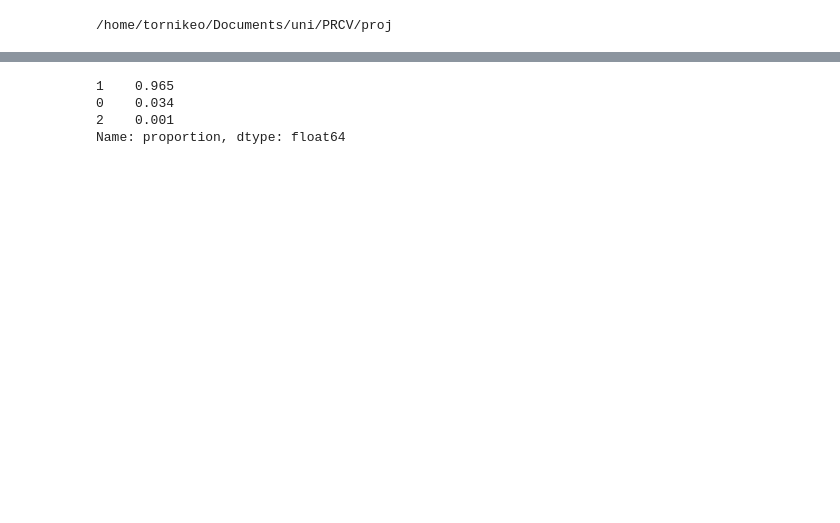
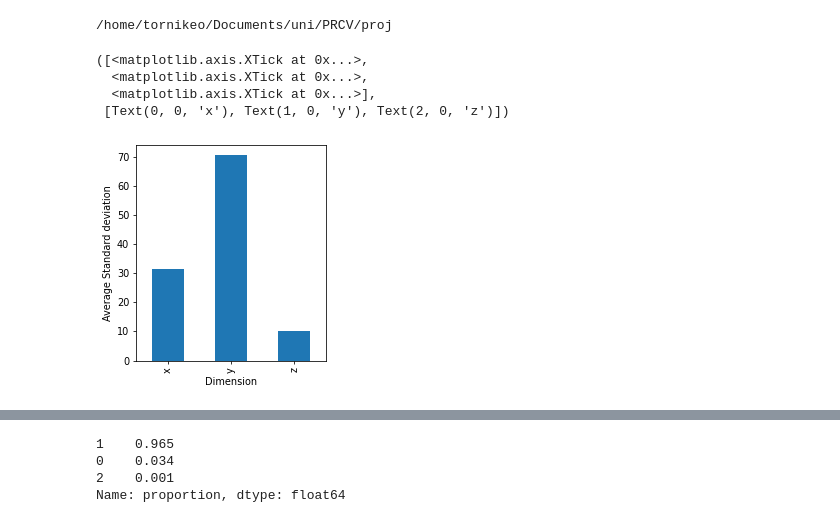
Before and after one commit to tornikeo/LeapMotionOCR, a Jupyter notebook: tornikeo/eda.ipynb, the cells around one changed output, grey strips where cells are left out. Saved outputs shown, nothing was run; the diff lists cells and outputs as text; code cells hidden in the pictures; blank space fills up the shorter version.

```diff
--- a/tornikeo/eda.ipynb
+++ b/tornikeo/eda.ipynb
@@ -18,3 +22,17 @@ data = sorted(Path('training_data').glob('*.csv'))
 labels = pd.Series(data).astype(str).str.extract(r".+stroke_(\d)_.+.csv").astype(int)
 data = [pd.read_csv(d, header=None) for d in data]
 lens = pd.Series([len(d) for d in data])
+# %%
+s = pd.DataFrame([d.std() for d in data])
+pd.Series(s.mean()).plot.bar()
+# pd.Series(np.argmax(s, 1)).mean()#.plot.bar()
+# pd.Series(s)#.mean()#.plot.bar()
+plt.xlabel('Dimension')
+plt.ylabel('Average Standard deviation')
+plt.xticks(range(3), labels=(['x','y','z']))
+# %% [output]
+([<matplotlib.axis.XTick at 0x...>,
+  <matplotlib.axis.XTick at 0x...>,
+  <matplotlib.axis.XTick at 0x...>],
+ [Text(0, 0, 'x'), Text(1, 0, 'y'), Text(2, 0, 'z')])
+[figure, added]
```
Also changed, not shown: parts of 8 cells of this notebook, 4 other files.
